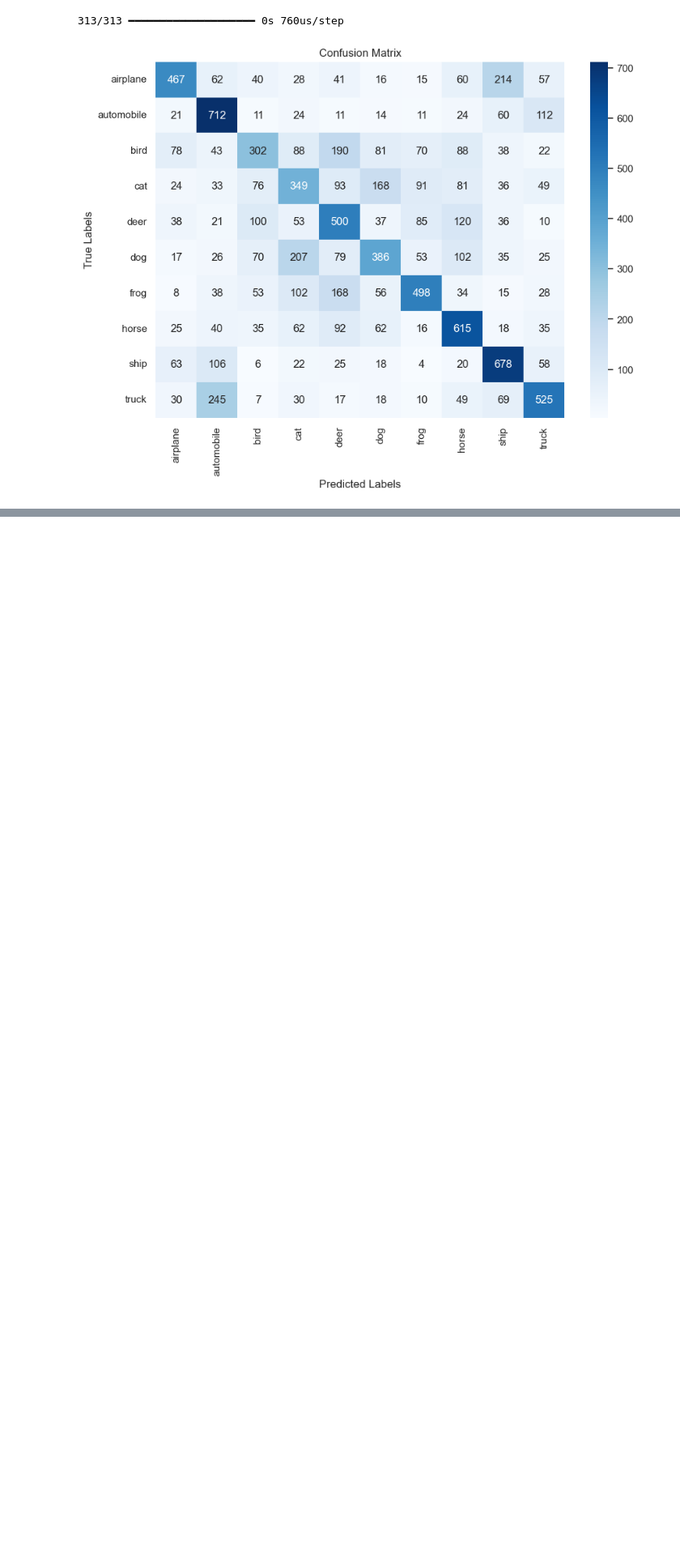
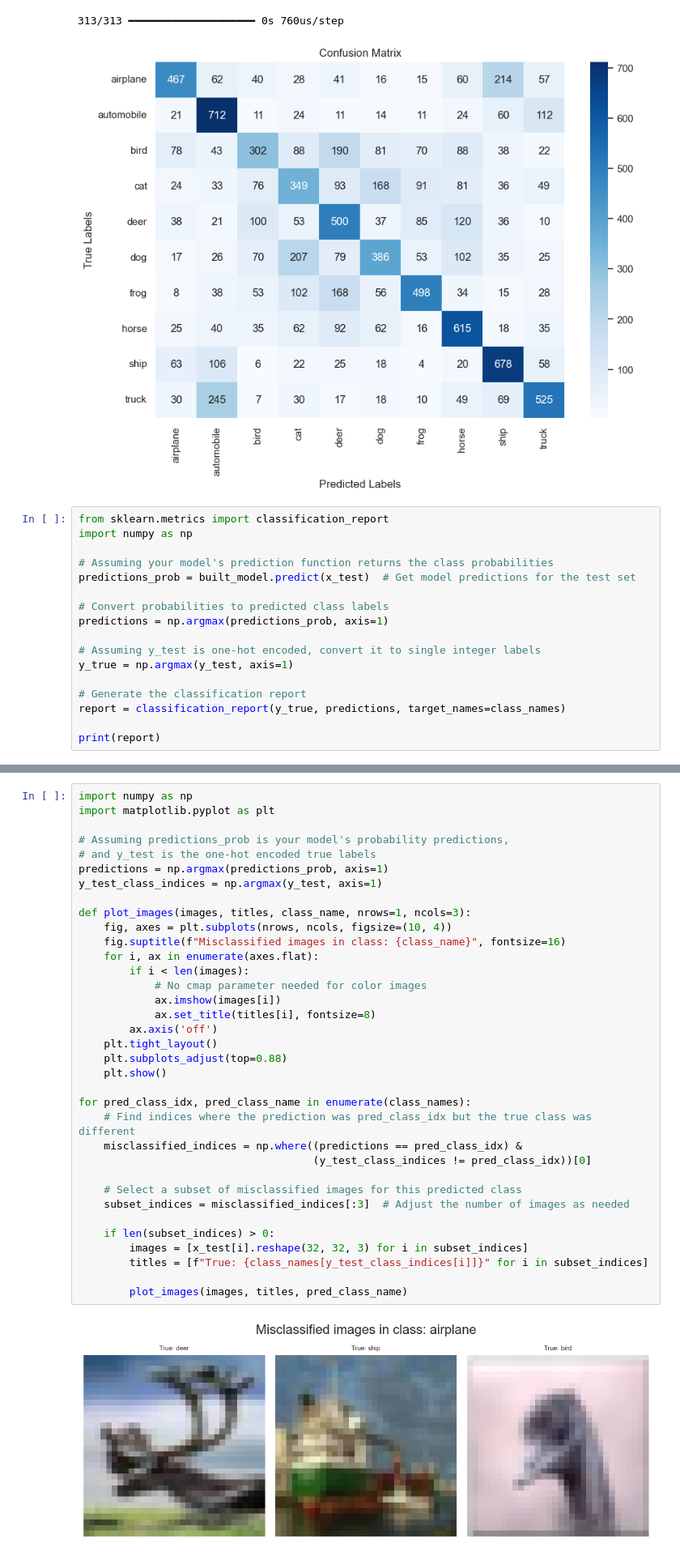
Before and after one commit to antonioualex/CIFAR10-FASHION-MNIST-MLP, a Jupyter notebook: mlp_1st_assign.ipynb, the cells around one changed output, grey strips where cells are left out. Shown at 81% size. Cells and saved outputs as stored; diff of their text form; blank space fills up the shorter version.

Commit message:
print classification report and missclasified images

```diff
--- a/mlp_1st_assign.ipynb
+++ b/mlp_1st_assign.ipynb
@@ -365,3 +365,20 @@ plt.show()
 # %% [output]
 313/313 ━━━━━━━━━━━━━━━━━━━━ 0s 760us/step
 [figure]
+# %%
+from sklearn.metrics import classification_report
+import numpy as np
+
+# Assuming your model's prediction function returns the class probabilities
+predictions_prob = built_model.predict(x_test)  # Get model predictions for the test set
+
+# Convert probabilities to predicted class labels
+predictions = np.argmax(predictions_prob, axis=1)
+
+# Assuming y_test is one-hot encoded, convert it to single integer labels
+y_true = np.argmax(y_test, axis=1)
+
+# Generate the classification report
+report = classification_report(y_true, predictions, target_names=class_names)
+
+print(report)
@@ -367,0 +403,37 @@ plt.show()
+# %%
+import numpy as np
+import matplotlib.pyplot as plt
+
+# Assuming predictions_prob is your model's probability predictions,
+# and y_test is the one-hot encoded true labels
+predictions = np.argmax(predictions_prob, axis=1)
+y_test_class_indices = np.argmax(y_test, axis=1)
+
+def plot_images(images, titles, class_name, nrows=1, ncols=3):
+    fig, axes = plt.subplots(nrows, ncols, figsize=(10, 4))
+    fig.suptitle(f"Misclassified images in class: {class_name}", fontsize=16)
+    for i, ax in enumerate(axes.flat):
+        if i < len(images):
+            # No cmap parameter needed for color images
+            ax.imshow(images[i])
+            ax.set_title(titles[i], fontsize=8)
+        ax.axis('off')
+    plt.tight_layout()
+    plt.subplots_adjust(top=0.88)
+    plt.show()
+
+for pred_class_idx, pred_class_name in enumerate(class_names):
+    # Find indices where the prediction was pred_class_idx but the true class was different
+    misclassified_indices = np.where((predictions == pred_class_idx) &
+                                     (y_test_class_indices != pred_class_idx))[0]
+
+    # Select a subset of misclassified images for this predicted class
+    subset_indices = misclassified_indices[:3]  # Adjust the number of images as needed
+
+    if len(subset_indices) > 0:
+        images = [x_test[i].reshape(32, 32, 3) for i in subset_indices]
+        titles = [f"True: {class_names[y_test_class_indices[i]]}" for i in subset_indices]
+
+        plot_images(images, titles, pred_class_name)
+# %% [output]
+[figure, added]
```
Also changed, not shown: parts of 2 cells of this notebook, 2 other files.
